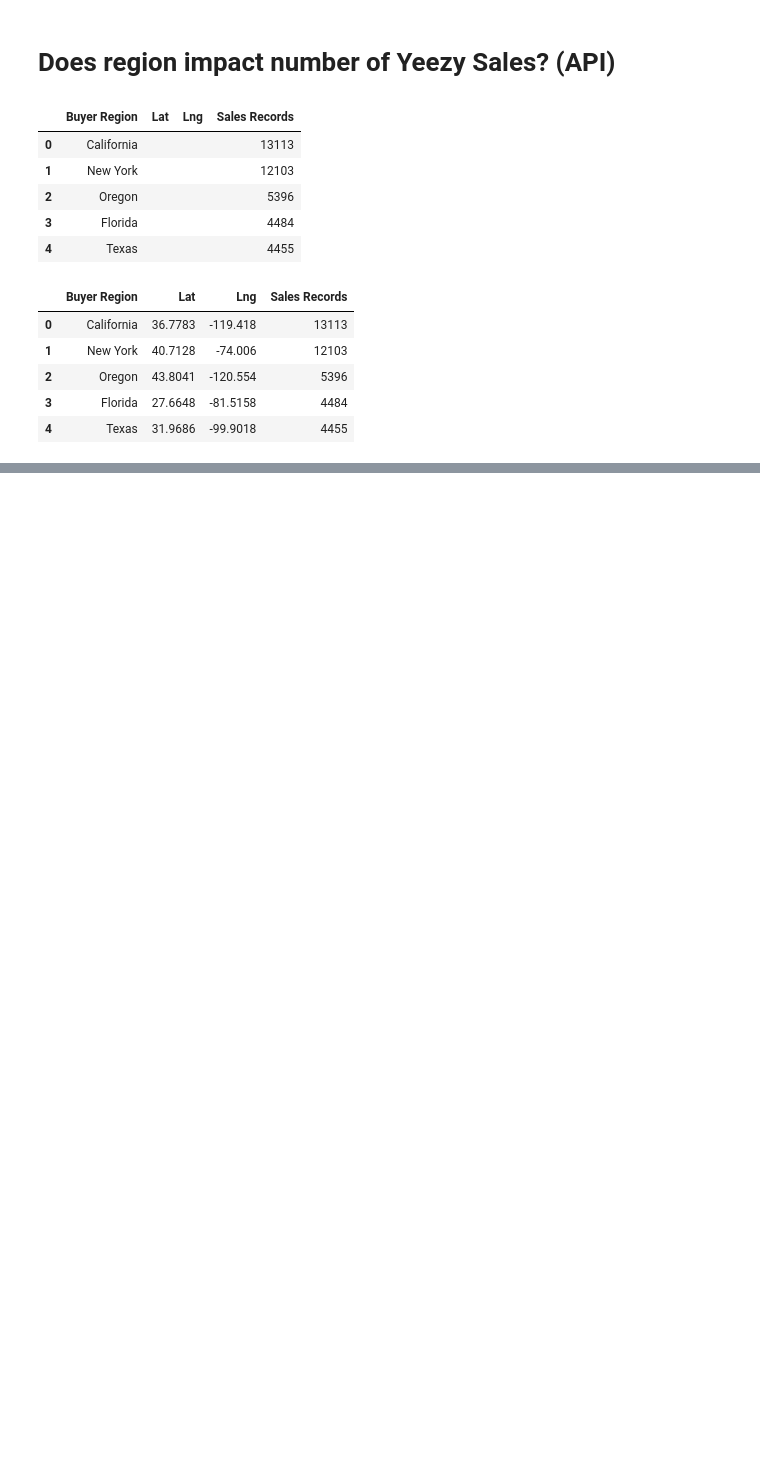
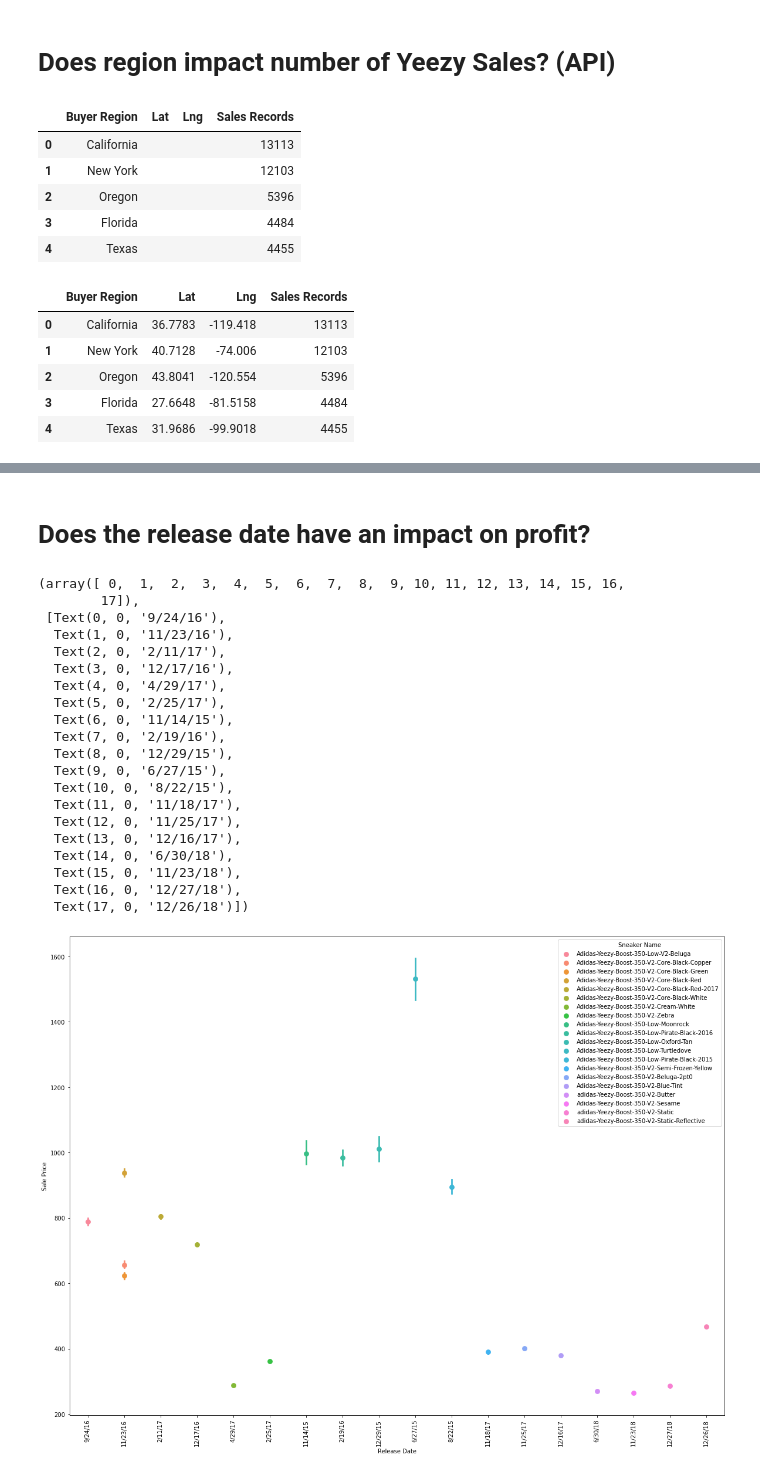
Before and after one commit to tjefferson15/Project-1-Hawks-, a Jupyter notebook: StockX.ipynb, the cells around one changed output, grey strips where cells are left out. Drawn from its saved outputs; the diff is of its cells as text; code cells hidden in the pictures; blank space fills up the shorter version.

```diff
--- a/StockX.ipynb
+++ b/StockX.ipynb
@@ -308,3 +311,33 @@ fig.add_layer(marker_layer)
 fig
 # %% [output]
 [interactive output not drawn]
+# %% [markdown]
+# <b>Does the release date have an impact on profit?<b>
+# %%
+#Creating a point plot of Release date vs Profit
+fig, axs = plt.subplots(ncols=1, figsize=(20,15))
+
+sns.pointplot(x="Release Date", y="Sale Price", hue="Sneaker Name", data=yeezy_stockx)
+plt.xticks(rotation=90)
+# %% [output]
+(array([ 0,  1,  2,  3,  4,  5,  6,  7,  8,  9, 10, 11, 12, 13, 14, 15, 16,
+        17]),
+ [Text(0, 0, '9/24/16'),
+  Text(1, 0, '11/23/16'),
+  Text(2, 0, '2/11/17'),
+  Text(3, 0, '12/17/16'),
+  Text(4, 0, '4/29/17'),
+  Text(5, 0, '2/25/17'),
+  Text(6, 0, '11/14/15'),
+  Text(7, 0, '2/19/16'),
+  Text(8, 0, '12/29/15'),
+  Text(9, 0, '6/27/15'),
+  Text(10, 0, '8/22/15'),
+  Text(11, 0, '11/18/17'),
+  Text(12, 0, '11/25/17'),
+  Text(13, 0, '12/16/17'),
+  Text(14, 0, '6/30/18'),
+  Text(15, 0, '11/23/18'),
+  Text(16, 0, '12/27/18'),
+  Text(17, 0, '12/26/18')])
+[figure, added]
```
Also changed, not shown: parts of 6 cells of this notebook.
